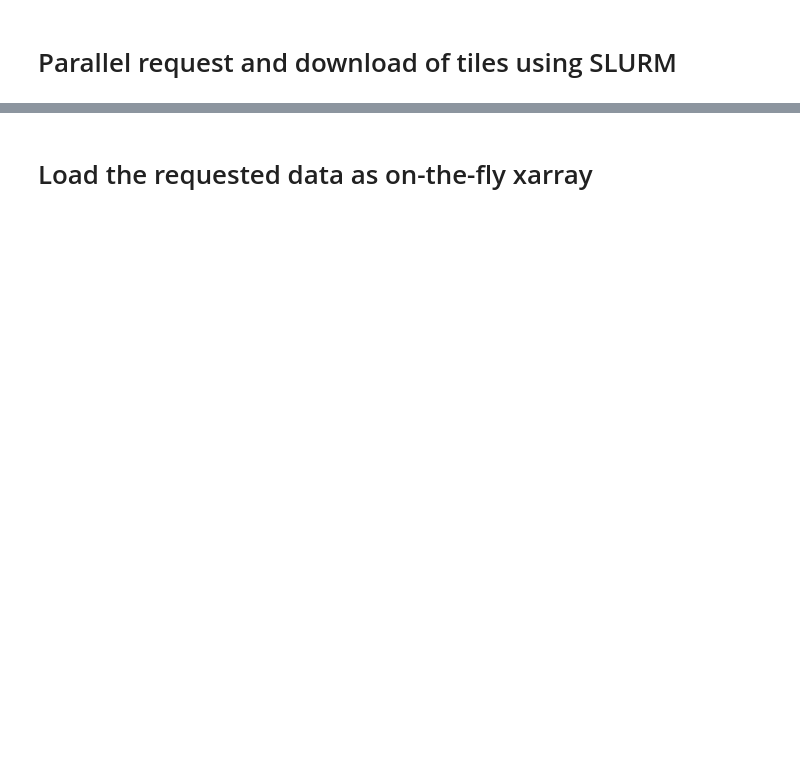
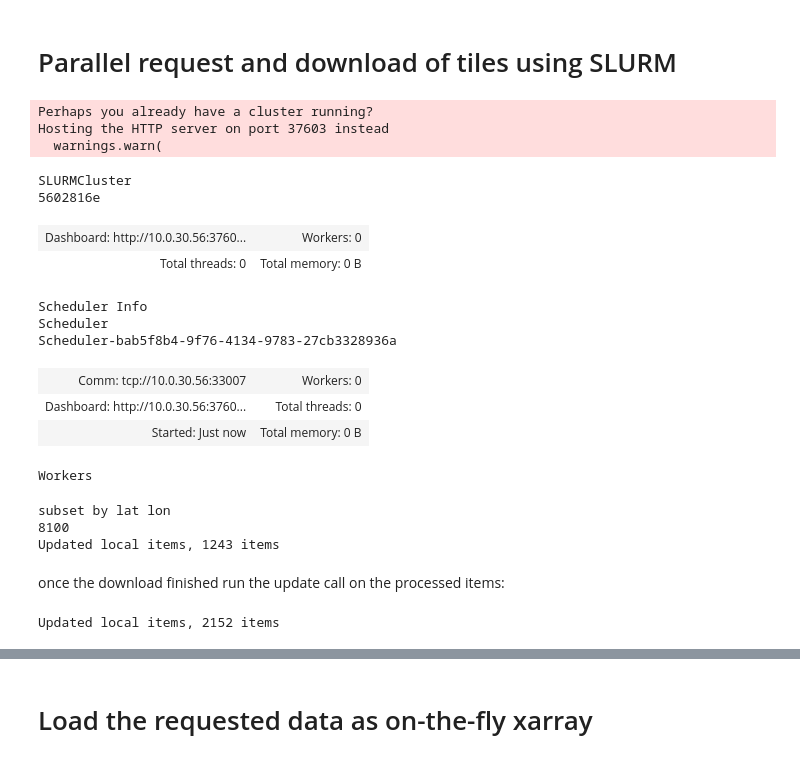
Before and after one commit to MarkusZehner/stacathome, a Jupyter notebook: walltowall.ipynb, the cells around one changed output, grey strips where cells are left out. Drawn from its saved outputs; the diff is of its cells as text; code cells hidden in the pictures; blank space fills up the shorter version.

```diff
--- a/walltowall.ipynb
+++ b/walltowall.ipynb
@@ -68,20 +78,45 @@ mxc.plot(subset_chunks_by=50)
 # %%
 cluster = SLURMCluster(
     queue='work',                  # Specify the SLURM queue
     processes=1,                # Number of processes per job
     cores=1,                          # Number of cores per job
     memory='768MB',                    # Memory per job
     walltime='03:00:00',              # Job duration (hh:mm:ss)
 )
 
 # Scale up the number of workers
 # cluster.scale(jobs=8)  # Adjust the number of jobs/workers
-cluster.adapt(minimum=0, maximum=10)
+cluster.adapt(minimum=0, maximum=4)
 
 # Create a Dask client that connects to the cluster
 client = daskClient(cluster)
 
 # Check cluster status
 cluster
+# %% [output]
+Perhaps you already have a cluster running?
+Hosting the HTTP server on port 37603 instead
+  warnings.warn(
+SLURMCluster
+5602816e
+| Dashboard: http://10.0.30.56:3760... | Workers: 0 |
+| Total threads: 0 | Total memory: 0 B |
+Scheduler Info
+Scheduler
+Scheduler-bab5f8b4-9f76-4134-9783-27cb3328936a
+| Comm: tcp://10.0.30.56:33007 | Workers: 0 |
+| Dashboard: http://10.0.30.56:3760... | Total threads: 0 |
+| Started: Just now | Total memory: 0 B |
+Workers
 # %%
-process = mxc.download_all('2015-01-01', '2024-10-31', subset=(48.53, 8.89), enlarge_by_n_chunks=5, client=client)
+process = mxc.download_all('2015-01-01', '2024-10-31', subset=(8.89, 48.53), enlarge_by_n_chunks=0, client=client)
+# %% [output]
+subset by lat lon
+8100
+Updated local items, 1243 items
+# %% [markdown]
+once the download finished run the update call on the processed items:
+# %%
+mxc._update_items_local_global(process)
+# %% [output]
+Updated local items, 2152 items
```
Also changed, not shown: parts of 13 cells of this notebook, 2 other files.
